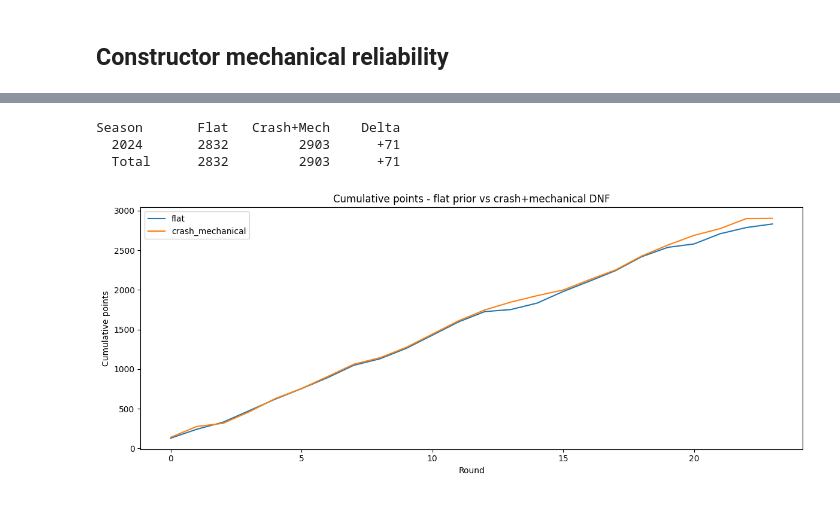
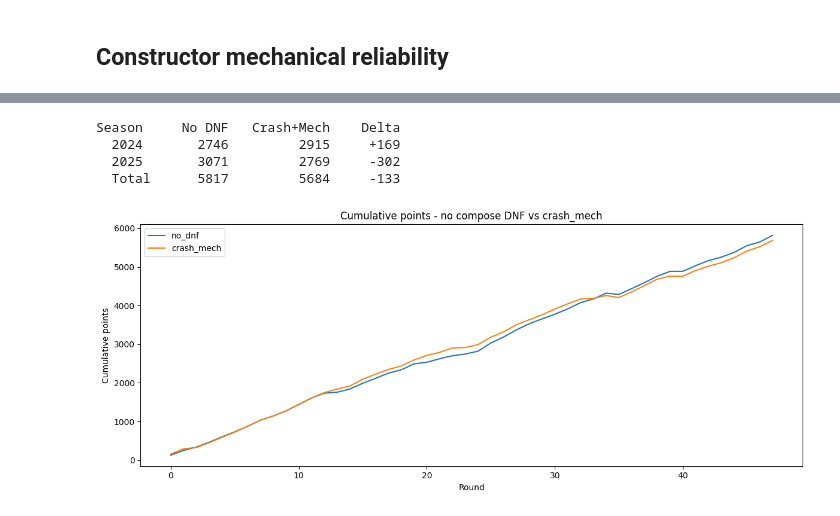
Before and after one commit to georgeputney/f1-fantasy-team-optimiser, a Jupyter notebook: notebooks/dnf_analysis.ipynb, the cells around one changed output, grey strips where cells are left out. Saved outputs shown, nothing was run; the diff lists cells and outputs as text; code cells hidden in the pictures.

```diff
--- a/notebooks/dnf_analysis.ipynb
+++ b/notebooks/dnf_analysis.ipynb
@@ -119,7 +114,7 @@ finish_model = load_model(FINISH_POSITION_MODEL)
 
 results = []
 
-for s in VAL_SEASONS:
+for s in VAL_SEASONS + TEST_SEASONS:
     schedule = fastf1.get_event_schedule(s)
     schedule = schedule[schedule['RoundNumber'] > 0]
 
@@ -133,23 +128,23 @@ for s in VAL_SEASONS:
 
         prices = pd.read_csv(prices_path)
         predictions = predict(quali_model, QUALI_POSITION_MODEL, finish_model, FINISH_POSITION_MODEL, s, round_num)
+        feats = pd.read_parquet(features_path).set_index('driver_id')
 
-        # flat prior - same dnf_prob for everyone, no differentiation
-        flat_preds = predictions.copy()
-        flat_preds['dnf_prob'] = 0.1
-        flat_drivers = compose_drivers(flat_preds)
-        flat_constructors = compose_constructor(flat_drivers)
-        flat_team = optimiser(flat_drivers, flat_constructors, prices, BUDGET_CAP)
-        flat_points = get_actual_team_points(flat_team, s, round_num)
+        # no-DNF: model features only, no compose adjustment
+        no_dnf_drivers = compose_drivers(predictions.copy())
+        no_dnf_team = optimiser(no_dnf_drivers, compose_constructor(no_dnf_drivers), prices, BUDGET_CAP)
+        no_dnf_pts = get_actual_team_points(no_dnf_team, s, round_num)
 
-        # crash + mechanical - per-driver dnf_prob from rolling rates
-        split_drivers = compose_drivers(predictions.copy())
-        split_constructors = compose_constructor(split_drivers)
-        split_team = optimiser(split_drivers, split_constructors, prices, BUDGET_CAP)
-        split_points = get_actual_team_points(split_team, s, round_num)
+        # shrink_25: per-driver dnf_prob passed explicitly to compose
+        crash = predictions['driver_id'].map(feats['rolling_crash_dnf_rate_last_5']).fillna(feats['rolling_crash_dnf_rate_last_5'].mean())
+        mech = predictions['driver_id'].map(feats['constructor_rolling_mechanical_dnf_rate_last_5']).fillna(feats['constructor_rolling_mechanical_dnf_rate_last_5'].mean())
+        dnf_prob = (crash + mech).values
+        dnf_drivers = compose_drivers(predictions.copy(), dnf_prob=dnf_prob)
+        dnf_team = optimiser(dnf_drivers, compose_constructor(dnf_drivers), prices, BUDGET_CAP)
+        dnf_pts = get_actual_team_points(dnf_team, s, round_num)
 
-        results.append({'season': s, 'round': round_num, 'flat': flat_points, 'crash_mechanical': split_points})
-        print(f'{s} R{round_num:02d} - flat: {flat_points:.0f} | crash+mech: {split_points:.0f}')
+        results.append({'season': s, 'round': round_num, 'no_dnf': no_dnf_pts, 'crash_mech': dnf_pts})
+        print(f'{s} R{round_num:02d} - no_dnf: {no_dnf_pts:.0f} | crash_mech: {dnf_pts:.0f}')
 
 df_results = pd.DataFrame(results)
 # %% [output]
@@ -173,26 +169,29 @@ df_results = pd.DataFrame(results)
 # %%
-print(f'\n{"Season":<8} {"Flat":>8} {"Crash+Mech":>12} {"Delta":>8}')
-for s in VAL_SEASONS:
-    sub = df_results[df_results['season'] == s]
-    flat = sub['flat'].sum()
-    split = sub['crash_mechanical'].sum()
-    print(f'  {s}   {flat:>8.0f} {split:>12.0f} {split - flat:>+8.0f}')
+header = f'{"Season":<8} {"No DNF":>8} {"Crash+Mech":>12} {"Delta":>8}'
+print()
+print(header)
+for s in VAL_SEASONS + TEST_SEASONS:
+    sub = df_results[df_results["season"] == s]
+    no_dnf = sub["no_dnf"].sum()
+    crash_mech = sub["crash_mech"].sum()
+    print(f"  {s}   {no_dnf:>8.0f} {crash_mech:>12.0f} {crash_mech - no_dnf:>+8.0f}")
 
-flat_total = df_results['flat'].sum()
-split_total = df_results['crash_mechanical'].sum()
-print(f'  {"Total":<6} {flat_total:>8.0f} {split_total:>12.0f} {split_total - flat_total:>+8.0f}')
+no_dnf_total = df_results["no_dnf"].sum()
+crash_mech_total = df_results["crash_mech"].sum()
+print(f'  {"Total":<6} {no_dnf_total:>8.0f} {crash_mech_total:>12.0f} {crash_mech_total - no_dnf_total:>+8.0f}')
 # %% [output]
-Season       Flat   Crash+Mech    Delta
-  2024       2832         2903      +71
-  Total      2832         2903      +71
+Season     No DNF   Crash+Mech    Delta
+  2024       2746         2915     +169
+  2025       3071         2769     -302
+  Total      5817         5684     -133
 # %%
-df_results[['flat', 'crash_mechanical']].cumsum().plot(
+df_results[['no_dnf', 'crash_mech']].cumsum().plot(
     figsize=(12, 5),
-    title='Cumulative points - flat prior vs crash+mechanical DNF'
+    title='Cumulative points - no compose DNF vs crash_mech'
 )
 plt.xlabel('Round')
 plt.ylabel('Cumulative points')
 plt.tight_layout()
 plt.show()
 # %% [output]
-[figure, old version]
+[figure, new version]
```
Also changed, not shown: parts of 9 cells of this notebook, 3 other files.
